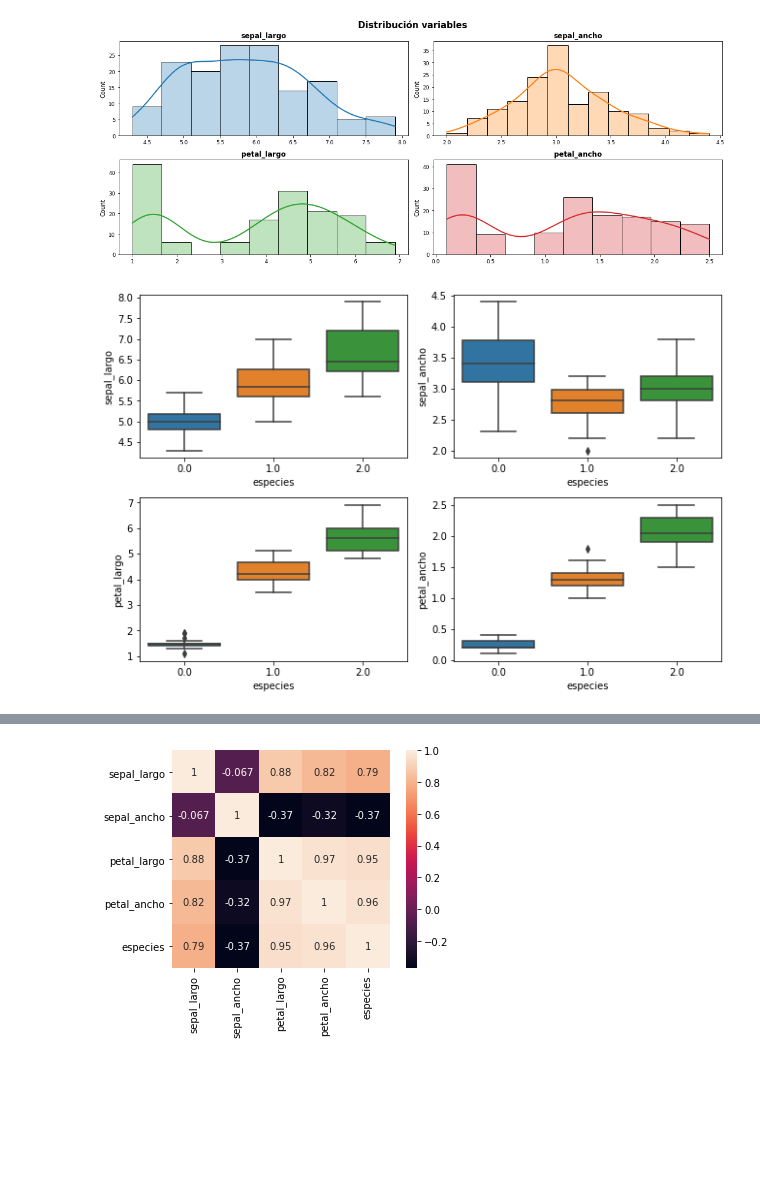
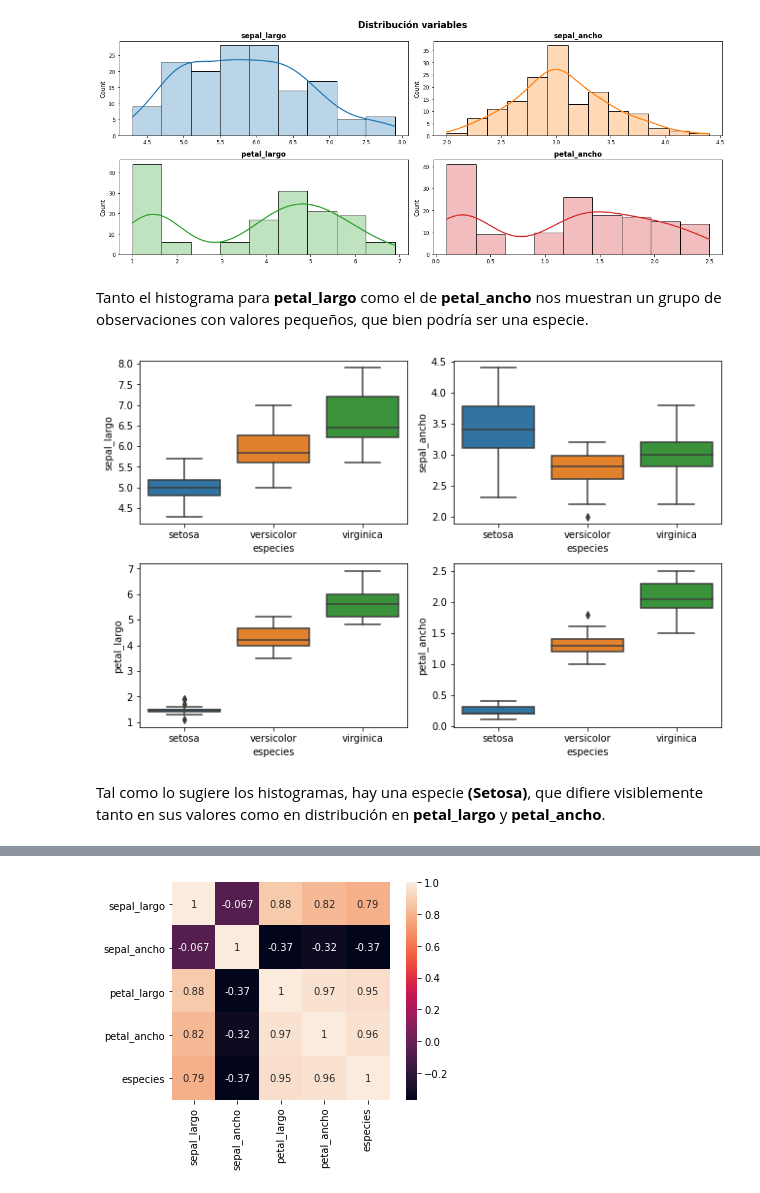
Before and after one commit to PabloJRW/iris-classifier, a Jupyter notebook: iris-classifier.ipynb, the cells around one changed output, grey strips where cells are left out. Cells and saved outputs as stored; diff of their text form; code cells hidden in the pictures; blank space fills up the shorter version.

```diff
--- a/iris-classifier.ipynb
+++ b/iris-classifier.ipynb
@@ -108,19 +113,24 @@ plt.subplots_adjust(top = 0.9)
 fig.suptitle('Distribución variables', fontsize = 15, fontweight = "bold");
 # %% [output]
 [figure]
+# %% [markdown]
+Tanto el histograma para <b>petal_largo</b> como el de <b>petal_ancho</b> nos muestran un grupo de observaciones con valores pequeños, que bien podría ser una especie.
 # %%
 # Distribuciones (boxplots)
 # ============================================================================
 fig, axs = plt.subplots(2, 2, figsize=(9,6))
 cn = ['setosa', 'versicolor', 'virginica']
-sns.boxplot(x='especies', y='sepal_largo', data=train, ax=axs[0,0]);
-sns.boxplot(x='especies', y ='sepal_ancho', data=train, ax=axs[0,1]);
-sns.boxplot(x ='especies', y = 'petal_largo', data=train, ax=axs[1,0]);
-sns.boxplot(x ='especies', y = 'petal_ancho', data=train, ax=axs[1,1]);
+fn = ["sepal_length", "sepal_width", "petal_length", "petal_width"]
+sns.boxplot(x='especies', y='sepal_largo', data=train, ax=axs[0,0]).set_xticklabels(cn)
+sns.boxplot(x='especies', y ='sepal_ancho', data=train, ax=axs[0,1]).set_xticklabels(cn)
+sns.boxplot(x ='especies', y = 'petal_largo', data=train, ax=axs[1,0]).set_xticklabels(cn)
+sns.boxplot(x ='especies', y = 'petal_ancho', data=train, ax=axs[1,1]).set_xticklabels(cn)
 # add some spacing between subplots
 fig.tight_layout(pad=1.0)
 # %% [output]
-[figure, old version]
+[figure, new version]
+# %% [markdown]
+Tal como lo sugiere los histogramas, hay una especie <b>(Setosa)</b>, que difiere visiblemente tanto en sus valores como en distribución en <b>petal_largo</b> y <b>petal_ancho</b>.
 # %%
 sns.pairplot(train, hue="especies", height = 2, palette = 'colorblind')
 # %% [output]
```
Also changed, not shown: parts of 11 cells of this notebook.
